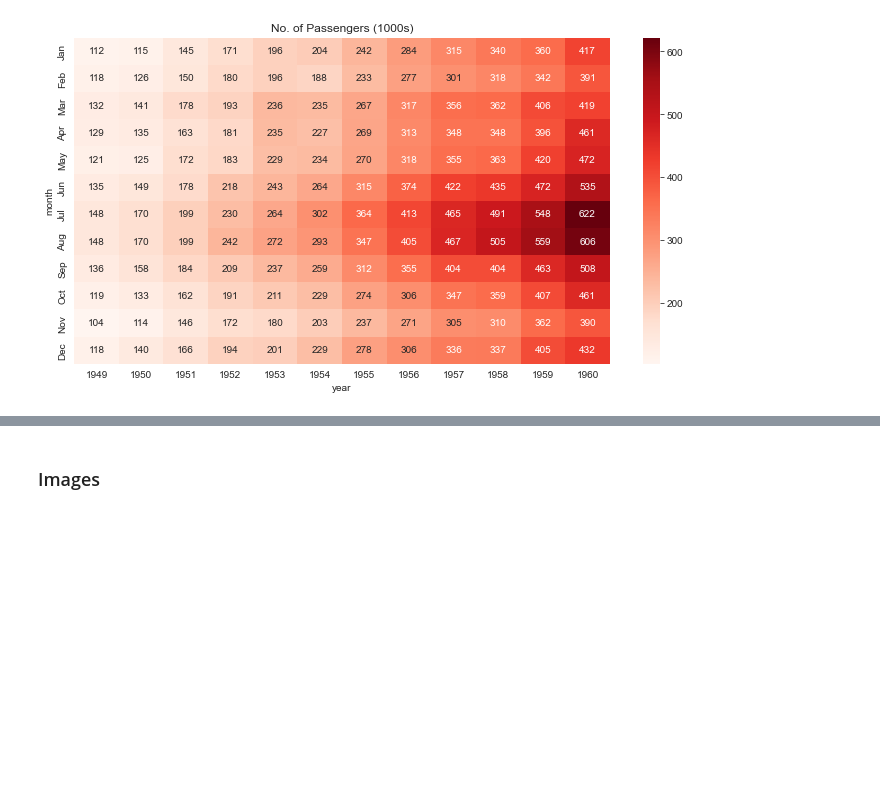
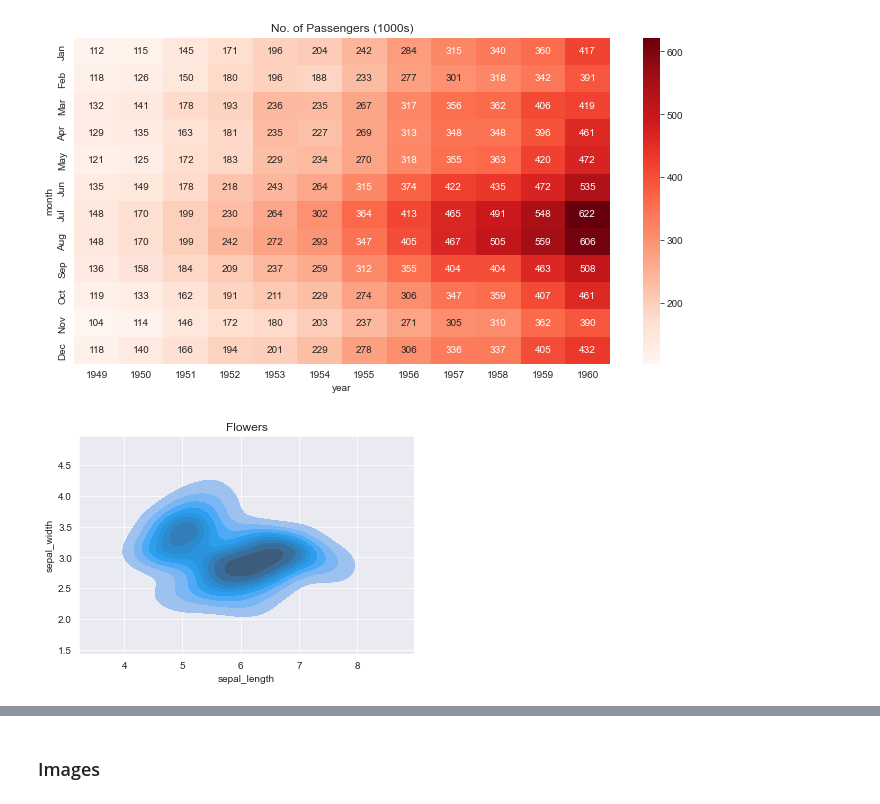
Before and after one commit to piyushrj100/Data_analysis, a Jupyter notebook: mat.ipynb, the cells around one changed output, grey strips where cells are left out. Cells and saved outputs as stored; diff of their text form; code cells hidden in the pictures; blank space fills up the shorter version.

Commit message:
Added some more plots

```diff
--- a/mat.ipynb
+++ b/mat.ipynb
@@ -342,3 +344,9 @@ plt.title("No. of Passengers (1000s)")
 sns.heatmap(flights_df, fmt="d", annot=True, cmap='Reds');
 # %% [output]
 [figure]
+# %%
+plt.title("Flowers")
+
+sns.kdeplot(flowers_df.sepal_length, flowers_df.sepal_width, shade=True,thresh=0.1);
+# %% [output]
+[figure, added]
```
Also changed, not shown: parts of 7 cells of this notebook.
